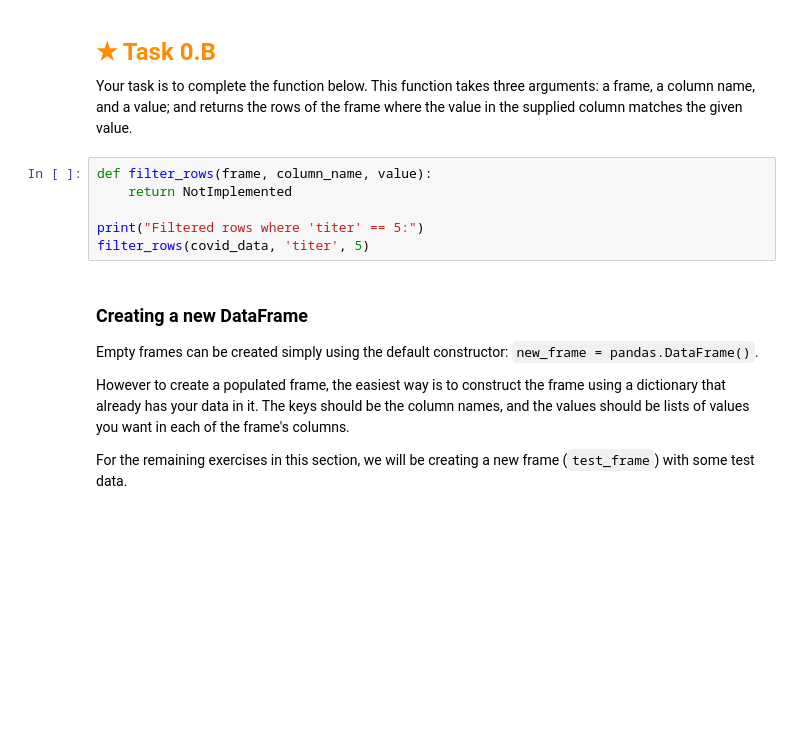
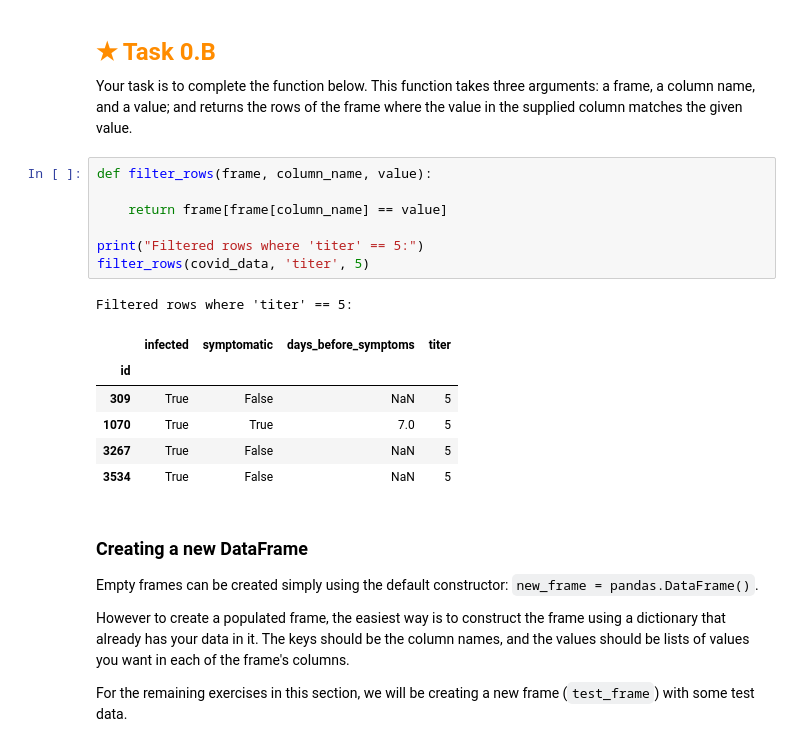
Before and after one commit to seanandreee/HO1, a Jupyter notebook: assignment.ipynb, the cells around one changed output. Drawn from its saved outputs; the diff is of its cells as text; blank space fills up the shorter version.

```diff
--- a/assignment.ipynb
+++ b/assignment.ipynb
@@ -139,10 +187,19 @@ This function takes three arguments: a frame, a column name, and a value;
 and returns the rows of the frame where the value in the supplied column matches the given value.
 # %%
 def filter_rows(frame, column_name, value):
-    return NotImplemented
+
+    return frame[frame[column_name] == value]
 
 print("Filtered rows where 'titer' == 5:")
 filter_rows(covid_data, 'titer', 5)
+# %% [output]
+Filtered rows where 'titer' == 5:
+|  | infected | symptomatic | days_before_symptoms | titer |
+| id |  |  |  |  |
+| 309 | True | False | NaN | 5 |
+| 1070 | True | True | 7.0 | 5 |
+| 3267 | True | False | NaN | 5 |
+| 3534 | True | False | NaN | 5 |
 # %% [markdown]
 ### Creating a new DataFrame
 
```
Also changed, not shown: parts of 9 cells of this notebook.
